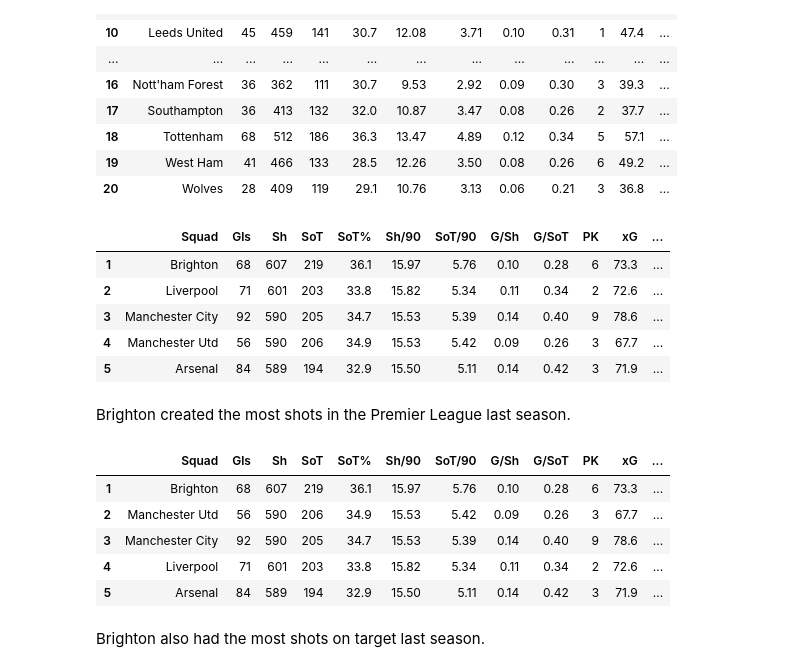
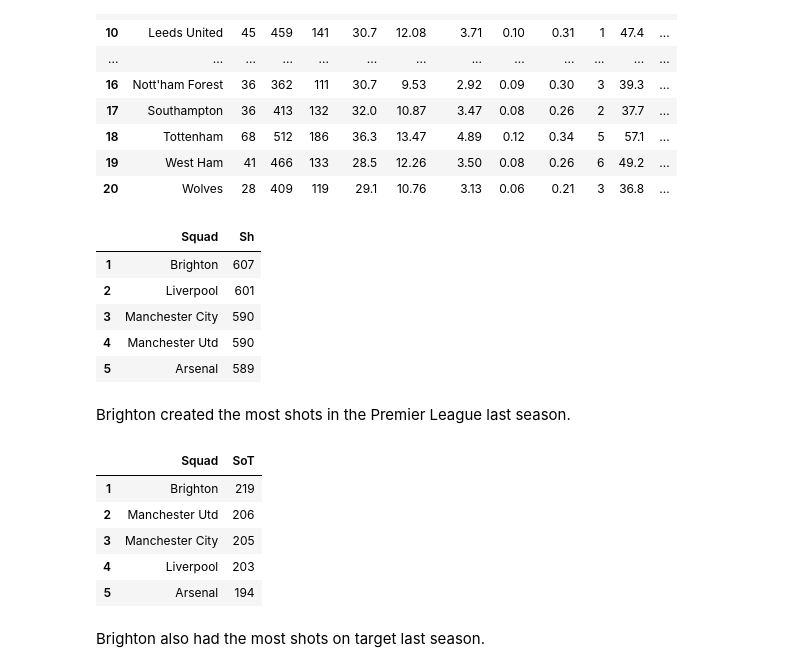
Before and after one commit to ayomidecole/Prem2022-23-data, a Jupyter notebook: prem_data_analysis.ipynb, the cells around one changed output. Drawn from its saved outputs; the diff is of its cells as text; code cells hidden in the pictures.

```diff
--- a/prem_data_analysis.ipynb
+++ b/prem_data_analysis.ipynb
@@ -65,27 +65,27 @@ shooting.set_index(np.arange(1, len(shooting)+1))
 # %%
 shooting_sorted = shooting.sort_values('Sh', ascending=False).head(5).reset_index(drop=True)
 shooting_sorted.index = shooting_sorted.index + 1
-shooting_sorted
+shooting_sorted[['Squad', 'Sh']]
 # %% [output]
-|  | Squad | Gls | Sh | SoT | SoT% | Sh/90 | SoT/90 | G/Sh | G/SoT | PK | xG | ... |
-| 1 | Brighton | 68 | 607 | 219 | 36.1 | 15.97 | 5.76 | 0.10 | 0.28 | 6 | 73.3 | ... |
-| 2 | Liverpool | 71 | 601 | 203 | 33.8 | 15.82 | 5.34 | 0.11 | 0.34 | 2 | 72.6 | ... |
-| 3 | Manchester City | 92 | 590 | 205 | 34.7 | 15.53 | 5.39 | 0.14 | 0.40 | 9 | 78.6 | ... |
-| 4 | Manchester Utd | 56 | 590 | 206 | 34.9 | 15.53 | 5.42 | 0.09 | 0.26 | 3 | 67.7 | ... |
-| 5 | Arsenal | 84 | 589 | 194 | 32.9 | 15.50 | 5.11 | 0.14 | 0.42 | 3 | 71.9 | ... |
+|  | Squad | Sh |
+| 1 | Brighton | 607 |
+| 2 | Liverpool | 601 |
+| 3 | Manchester City | 590 |
+| 4 | Manchester Utd | 590 |
+| 5 | Arsenal | 589 |
 # %% [markdown]
 Brighton created the most shots in the Premier League last season.
 # %%
 SoT_sorted = shooting.sort_values('SoT', ascending=False).head(5).reset_index(drop=True)
 SoT_sorted.index = SoT_sorted.index + 1
-SoT_sorted
+SoT_sorted[['Squad', 'SoT']]
 # %% [output]
-|  | Squad | Gls | Sh | SoT | SoT% | Sh/90 | SoT/90 | G/Sh | G/SoT | PK | xG | ... |
-| 1 | Brighton | 68 | 607 | 219 | 36.1 | 15.97 | 5.76 | 0.10 | 0.28 | 6 | 73.3 | ... |
-| 2 | Manchester Utd | 56 | 590 | 206 | 34.9 | 15.53 | 5.42 | 0.09 | 0.26 | 3 | 67.7 | ... |
-| 3 | Manchester City | 92 | 590 | 205 | 34.7 | 15.53 | 5.39 | 0.14 | 0.40 | 9 | 78.6 | ... |
-| 4 | Liverpool | 71 | 601 | 203 | 33.8 | 15.82 | 5.34 | 0.11 | 0.34 | 2 | 72.6 | ... |
-| 5 | Arsenal | 84 | 589 | 194 | 32.9 | 15.50 | 5.11 | 0.14 | 0.42 | 3 | 71.9 | ... |
+|  | Squad | SoT |
+| 1 | Brighton | 219 |
+| 2 | Manchester Utd | 206 |
+| 3 | Manchester City | 205 |
+| 4 | Liverpool | 203 |
+| 5 | Arsenal | 194 |
 # %% [markdown]
 Brighton also had the most shots on target last season.
 # %%
```
Also changed, not shown: parts of 6 cells of this notebook.
